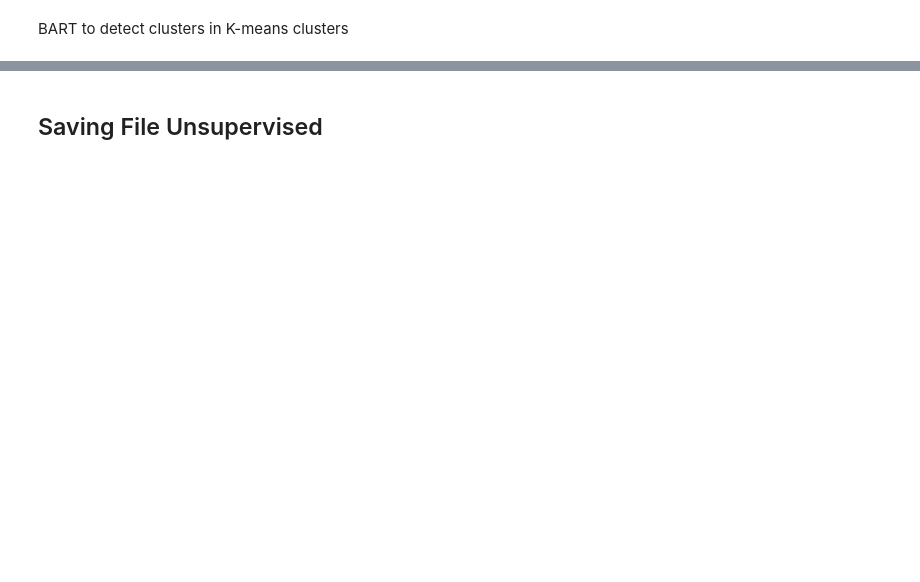
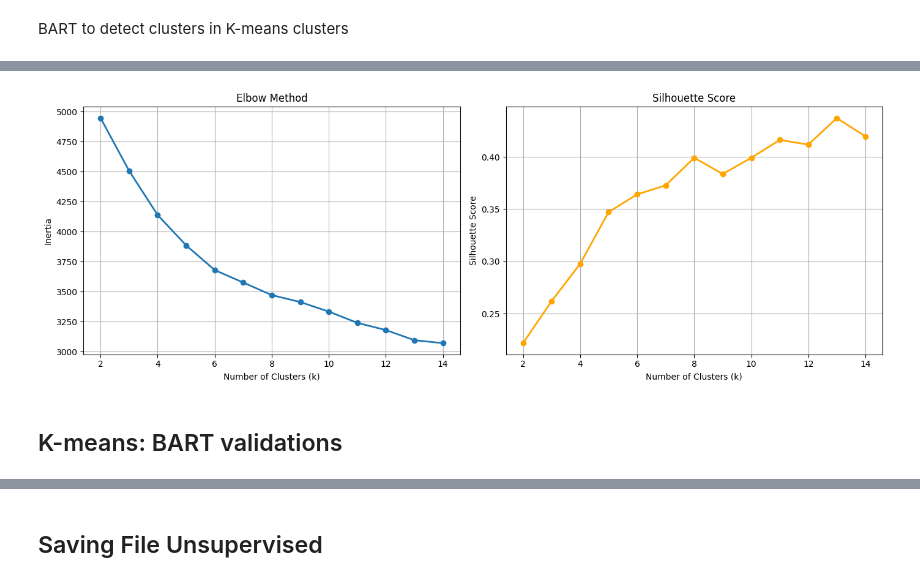
Before and after one commit to dian-farah/Interpol_Biometric_Prediction, a Jupyter notebook: CS610_crimecat.ipynb, the cells around one changed output, grey strips where cells are left out. Drawn from its saved outputs; the diff is of its cells as text; code cells hidden in the pictures; blank space fills up the shorter version.

```diff
--- a/CS610_crimecat.ipynb
+++ b/CS610_crimecat.ipynb
@@ -975,10 +457,10 @@ df_cleaned['entities'] = df_cleaned['sanctions_translated'].apply(process_interp
 
 # ── Sanity check
 has_entities = df_cleaned['entities'].apply(lambda x: isinstance(x, list) and len(x) > 0)
-print(f"Rows with entities : {has_entities.sum():,} / {len(df):,}")
+print(f"Rows with entities : {has_entities.sum():,} / {len(df_cleaned):,}")
 
 print(f"\nSample output:")
-for i, row in df[has_entities].head(50).iterrows():
+for i, row in df_cleaned[has_entities].head(50).iterrows():
     print(f"  Row {i}: {row['entities'][:20]}")
 
 # ── Save entities as string for CSV compatibility
@@ -1731,12 +1301,12 @@ tfidf = TfidfVectorizer(
     max_features=2000,
     stop_words=custom_stopwords,
     min_df=3,
-    max_df=0.95,
+    max_df=0.8,
     ngram_range=(1, 2)
 )
 
 tfidf_matrix = tfidf.fit_transform(
-    df_ready['sanctions_translated'].fillna("").astype(str)
+    df_ready['sanctions_lemmatized'].fillna("").astype(str)
 )
 print(f"TF-IDF matrix shape: {tfidf_matrix.shape}")
 
@@ -1747,25 +1317,35 @@ reduced = normalize(reduced)
 print(f"Reduced matrix shape: {reduced.shape}")
 print(f"Variance explained: {svd.explained_variance_ratio_.sum():.4f}")
 
-# ── 3. Fit final K-Means with k=11 ────────────────────────────────
-OPTIMAL_K = 11
-kmeans_final = KMeans(n_clusters=OPTIMAL_K, random_state=42, n_init=10)
-kmeans_final.fit(reduced)
+# ── 3. Elbow + Silhouette Sweep ───────────────────────────────────
+inertias = []
+silhouettes = []
+k_values = range(2, 15)
 
-df_ready['kmeans_cluster'] = kmeans_final.labels_
-km_sil = silhouette_score(reduced, kmeans_final.labels_)
-print(f"\nK-Means Silhouette (k={OPTIMAL_K}): {km_sil:.4f}")
+for k in k_values:
+    km = KMeans(n_clusters=k, random_state=42, n_init=10)
+    labels = km.fit_predict(reduced)
+    inertias.append(km.inertia_)
+    silhouettes.append(silhouette_score(reduced, labels))
+    print(f"k={k}: inertia={km.inertia_:.0f}, silhouette={silhouette_score(reduced, labels):.4f}")
 
-# ── 4. Inspect clusters using BART labels ────────────────────────
-print("\nCluster breakdown (BART labels inside each cluster):")
-for c in range(OPTIMAL_K):
-    sub = df_ready[df_ready['kmeans_cluster'] == c]
-    crimes = sub['detected_crime_type'].value_counts()
-    dominant = crimes.index[0]
-    purity = crimes.iloc[0] / len(sub) * 100
-    print(f"\n  Cluster {c} (n={len(sub):,}) "
-          f"dominant={dominant} purity={purity:.1f}%")
-    print(f"  {crimes.to_dict()}")
+# ── 4. Plot ───────────────────────────────────────────────────────
+fig, (ax1, ax2) = plt.subplots(1, 2, figsize=(14, 5))
+
+ax1.plot(k_values, inertias, marker='o', linewidth=2)
+ax1.set_xlabel('Number of Clusters (k)')
+ax1.set_ylabel('Inertia')
+ax1.set_title('Elbow Method')
+ax1.grid(True)
+
+ax2.plot(k_values, silhouettes, marker='o', linewidth=2, color='orange')
+ax2.set_xlabel('Number of Clusters (k)')
+ax2.set_ylabel('Silhouette Score')
+ax2.set_title('Silhouette Score')
+ax2.grid(True)
+
+plt.tight_layout()
+plt.show()
 # %% [output]
 TF-IDF matrix shape: (7057, 2000)
 Reduced matrix shape: (7057, 100)
@@ -1786,0 +1366,3 @@ Cluster breakdown (BART labels inside each cluster):
+[figure, added]
+# %% [markdown]
+## K-means: BART validations
```
Also changed, not shown: parts of 256 cells of this notebook.
